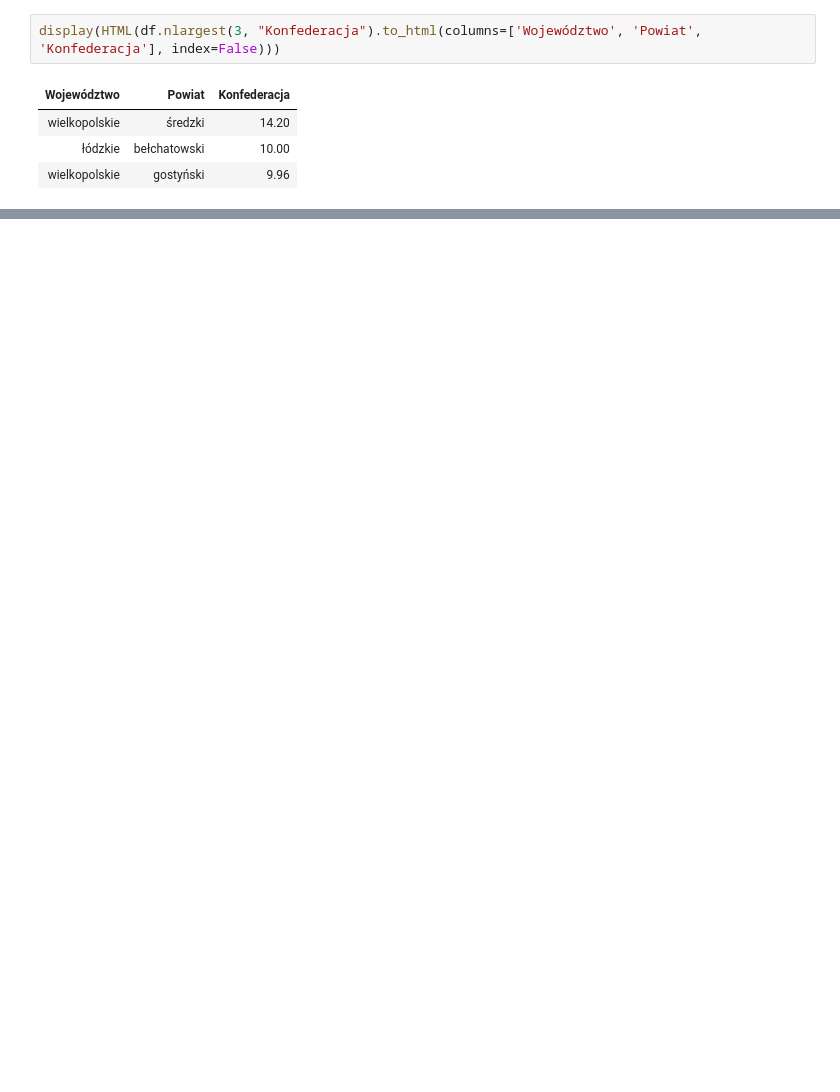
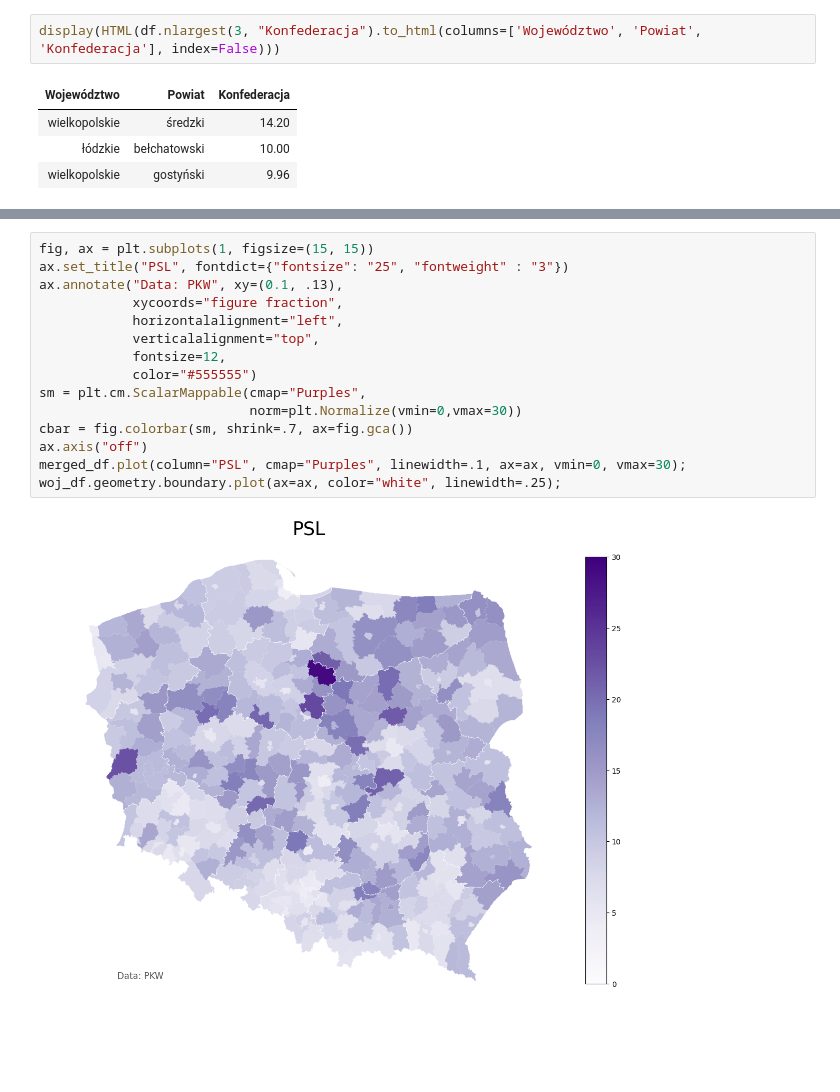
Before and after one commit to kurkowskiad/Data-visualisation, a Jupyter notebook: Parliamentary Elections Poland 2019/notebooks/parliamentary elections 2019.ipynb, the cells around one changed output, grey strips where cells are left out. Drawn from its saved outputs; the diff is of its cells as text; blank space fills up the shorter version.

```diff
--- a/Parliamentary Elections Poland 2019/notebooks/parliamentary elections 2019.ipynb
+++ b/Parliamentary Elections Poland 2019/notebooks/parliamentary elections 2019.ipynb
@@ -243,0 +227,17 @@ df.loc[(df.Województwo == "wielkopolskie") & (df.Powiat == "średzki")]
+# %%
+fig, ax = plt.subplots(1, figsize=(15, 15))
+ax.set_title("PSL", fontdict={"fontsize": "25", "fontweight" : "3"})
+ax.annotate("Data: PKW", xy=(0.1, .13),
+            xycoords="figure fraction",
+            horizontalalignment="left",
+            verticalalignment="top",
+            fontsize=12,
+            color="#555555")
+sm = plt.cm.ScalarMappable(cmap="Purples",
+                           norm=plt.Normalize(vmin=0,vmax=30))
+cbar = fig.colorbar(sm, shrink=.7, ax=fig.gca())
+ax.axis("off")
+merged_df.plot(column="PSL", cmap="Purples", linewidth=.1, ax=ax, vmin=0, vmax=30);
+woj_df.geometry.boundary.plot(ax=ax, color="white", linewidth=.25);
+# %% [output]
+[figure, added]
```
Also changed, not shown: parts of 16 cells of this notebook, 10 other files.
